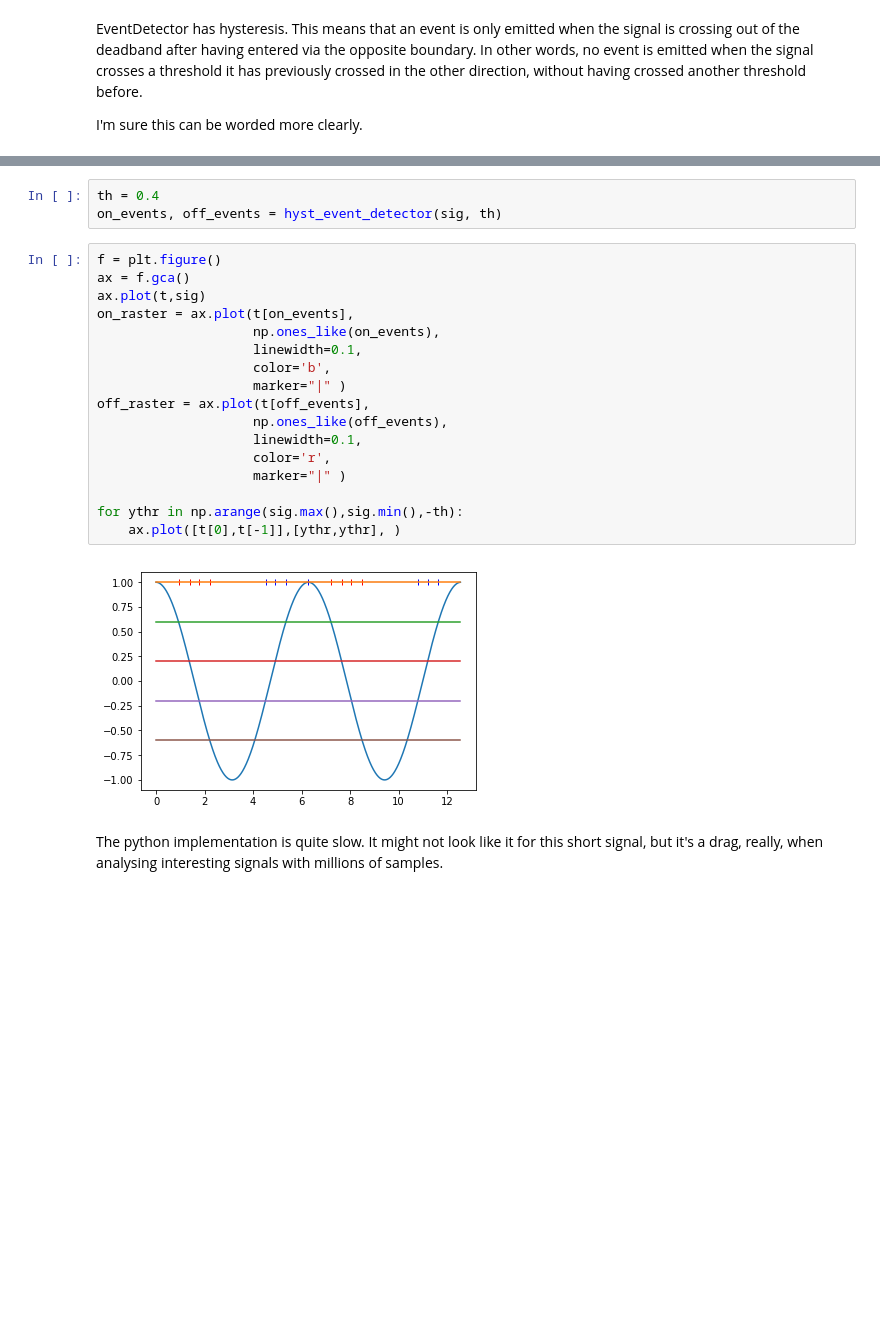
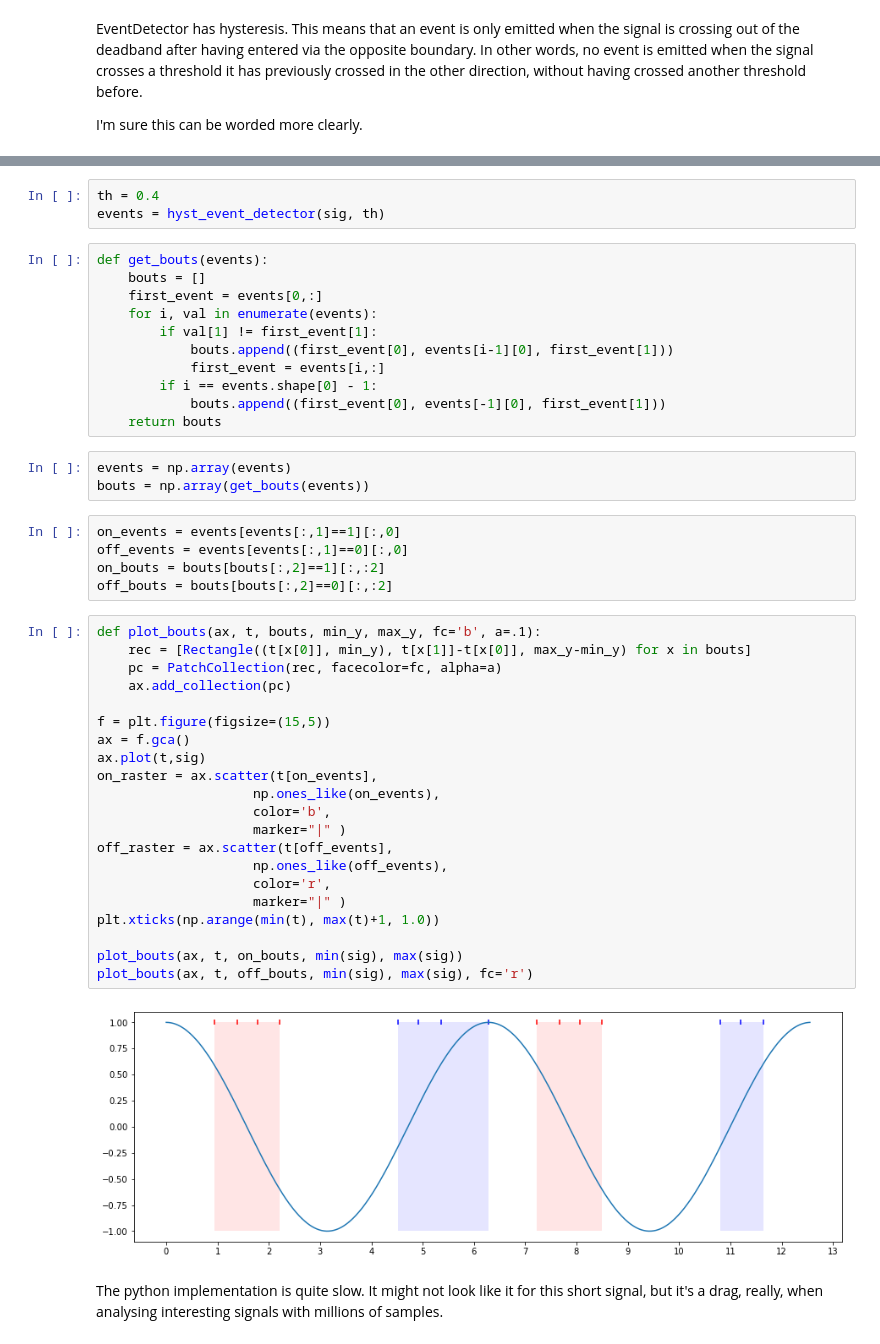
Before and after one commit to sesutton93/fast-abs-deadband-sampling, a Jupyter notebook: doc/Fast absolute deadband sampling.ipynb, the cells around one changed output, grey strips where cells are left out. Drawn from its saved outputs; the diff is of its cells as text; blank space fills up the shorter version.

Commit message:
added bout detection;

```diff
--- a/doc/Fast absolute deadband sampling.ipynb
+++ b/doc/Fast absolute deadband sampling.ipynb
@@ -38,25 +41,48 @@ def hyst_event_detector(sig, thr):
 # %%
 th = 0.4
-on_events, off_events = hyst_event_detector(sig, th)
+events = hyst_event_detector(sig, th)
-# %%
-f = plt.figure()
-ax = f.gca()
-ax.plot(t,sig)
-on_raster = ax.plot(t[on_events],
-                    np.ones_like(on_events),
-                    linewidth=0.1,
-                    color='b',
-                    marker="|" )
-off_raster = ax.plot(t[off_events],
-                    np.ones_like(off_events),
-                    linewidth=0.1,
-                    color='r',
-                    marker="|" )
-
-for ythr in np.arange(sig.max(),sig.min(),-th):
-    ax.plot([t[0],t[-1]],[ythr,ythr], )
-# %% [output]
-[figure, removed]
+# %%
+def get_bouts(events):
+    bouts = []
+    first_event = events[0,:]
+    for i, val in enumerate(events):
+        if val[1] != first_event[1]:
+            bouts.append((first_event[0], events[i-1][0], first_event[1]))
+            first_event = events[i,:]
+        if i == events.shape[0] - 1:
+            bouts.append((first_event[0], events[-1][0], first_event[1]))
+    return bouts
+# %%
+events = np.array(events)
+bouts = np.array(get_bouts(events))
+# %%
+on_events = events[events[:,1]==1][:,0]
+off_events = events[events[:,1]==0][:,0]
+on_bouts = bouts[bouts[:,2]==1][:,:2]
+off_bouts = bouts[bouts[:,2]==0][:,:2]
+# %%
+def plot_bouts(ax, t, bouts, min_y, max_y, fc='b', a=.1):
+    rec = [Rectangle((t[x[0]], min_y), t[x[1]]-t[x[0]], max_y-min_y) for x in bouts]
+    pc = PatchCollection(rec, facecolor=fc, alpha=a)
+    ax.add_collection(pc)
+
+f = plt.figure(figsize=(15,5))
+ax = f.gca()
+ax.plot(t,sig)
+on_raster = ax.scatter(t[on_events],
+                    np.ones_like(on_events),
+                    color='b',
+                    marker="|" )
+off_raster = ax.scatter(t[off_events],
+                    np.ones_like(off_events),
+                    color='r',
+                    marker="|" )
+plt.xticks(np.arange(min(t), max(t)+1, 1.0))
+
+plot_bouts(ax, t, on_bouts, min(sig), max(sig))
+plot_bouts(ax, t, off_bouts, min(sig), max(sig), fc='r')
+# %% [output]
+[figure, added]
 # %% [markdown]
 The python implementation is quite slow. It might not look like it for this short signal, but it's a drag, really, when analysing interesting signals with millions of samples.
 # %%
```
Also changed, not shown: parts of 21 cells of this notebook, 4 other files.
